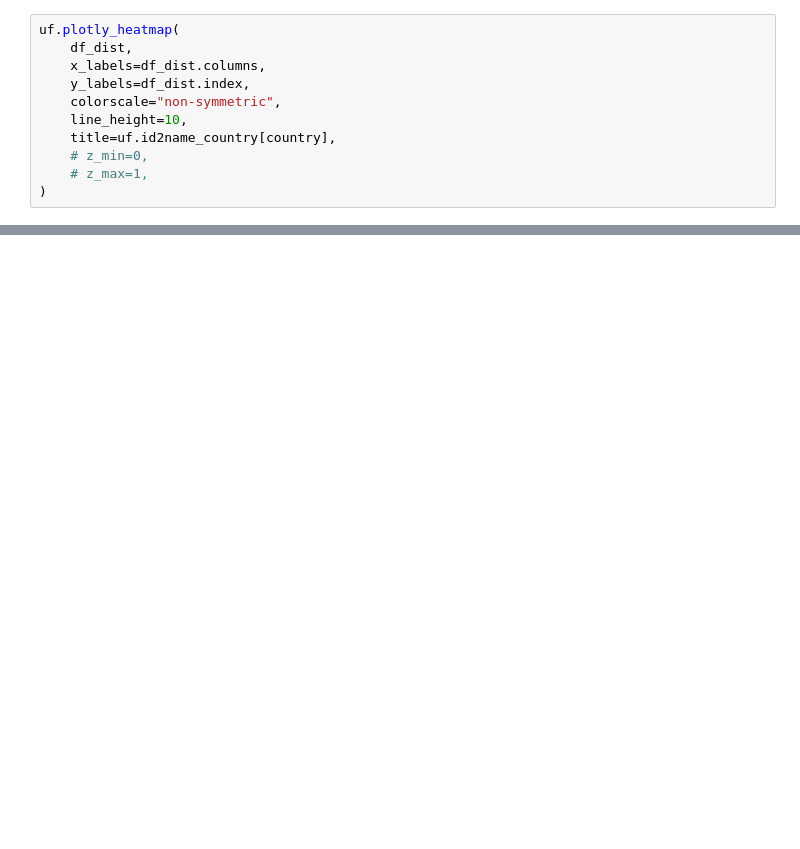
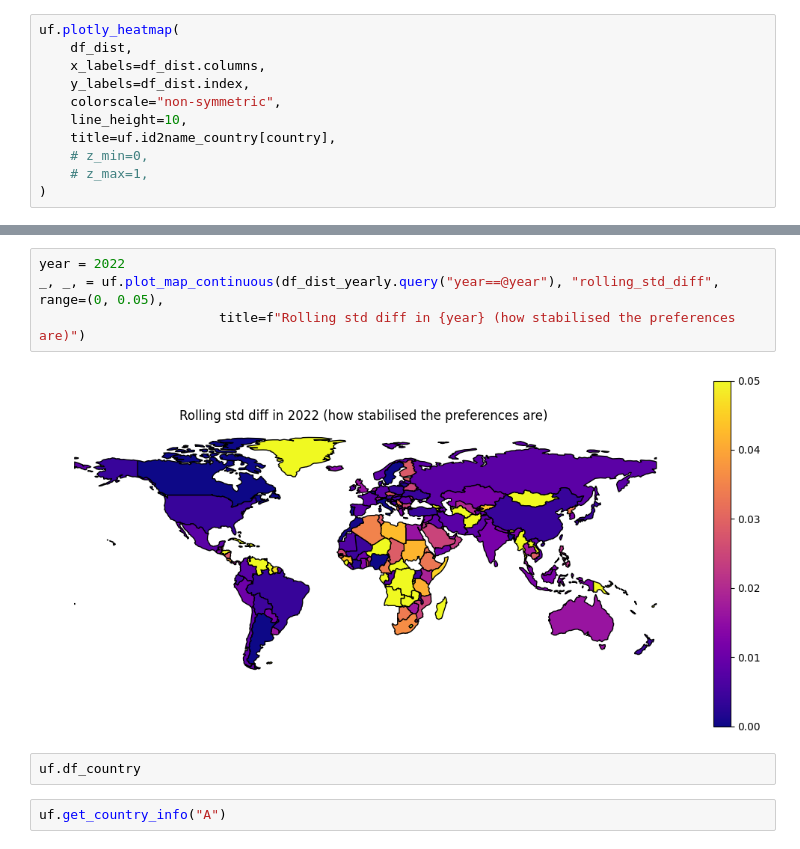
Before and after one commit to irivorobey/geoTopics, a Jupyter notebook: irina/jaccard_stability.ipynb, the cells around one changed output, grey strips where cells are left out. Drawn from its saved outputs; the diff is of its cells as text; blank space fills up the shorter version.

```diff
--- a/irina/jaccard_stability.ipynb
+++ b/irina/jaccard_stability.ipynb
@@ -78,0 +106,10 @@ df_dist_yearly.to_csv(uf.PATH+f"df_jaccard_dist_yearly_{mode[:-1]}.csv", index=F
+# %%
+year = 2022
+_, _, = uf.plot_map_continuous(df_dist_yearly.query("year==@year"), "rolling_std_diff", range=(0, 0.05),
+                       title=f"Rolling std diff in {year} (how stabilised the preferences are)")
+# %% [output]
+[figure, added]
+# %%
+uf.df_country
+# %%
+uf.get_country_info("A")
```
Also changed, not shown: parts of 13 cells of this notebook, 1 other file.
